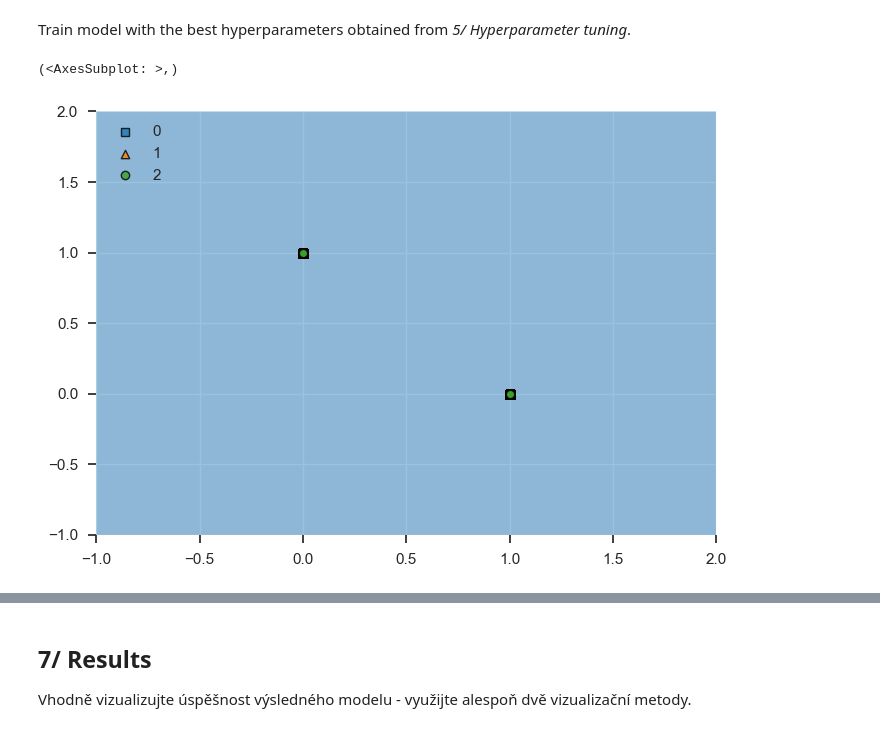
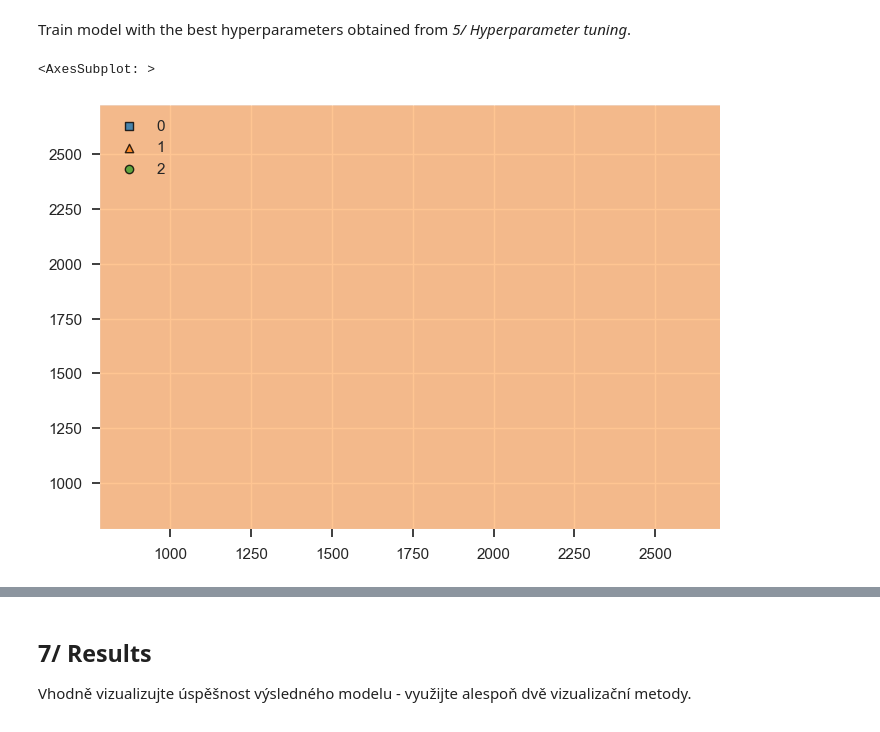
Before and after one commit to jaklvinc/data_visualization, a Jupyter notebook: 03/model.ipynb, the cells around one changed output, grey strips where cells are left out. Cells and saved outputs as stored; diff of their text form; code cells hidden in the pictures.

Commit message:
Decision border & dtreeviz

```diff
--- a/03/model.ipynb
+++ b/03/model.ipynb
@@ -382,4 +406,9 @@ X_train, X_valid, y_train, y_valid = get_dataset()
 X_train = pipeline.fit_transform(X_train)
 X_valid = pipeline.transform(X_valid)
 
-model = get_best_model().fit(X_train, y_train)
+X_train = pd.DataFrame(X_train)
+X_train = pd.concat([X_train.iloc[:, 4334:4336], X_train.drop([4334, 4335], axis=1)], axis=1)
+X_train = X_train.to_numpy()
+y_train = pd.factorize(y_train)[0]
+
+model = RandomForestClassifier().fit(X_train, y_train)
@@ -394,14 +415,16 @@ y_train = pd.factorize(y_train)[0]
+# %%
+model = RandomForestClassifier().fit(X_train, y_train)
 # %%
 # fig, ax = plt.subplots(figsize=(16,8))
 
 # styling
 # scatter_kwargs = {'edgecolor': None, 'alpha': 0.7}
 # contourf_kwargs = {'alpha': 0.3}
 
 # plotting
-plot_decision_regions(X, y_train, clf=RandomForestClassifier().fit(X, y_train), legend=2, feature_index=[0, 1],
+plot_decision_regions(X_train, y_train, clf=model, legend=2, feature_index=[0, 1],
                      filler_feature_values={x: 1.5 for x in range(2, X_train.shape[1])},
-                     filler_feature_ranges={x: 1.5 for x in range(2, X_train.shape[1])}), #scatter_kwargs=scatter_kwargs, contourf_kwargs=contourf_kwargs)
+                     filler_feature_ranges={x: 0.75 for x in range(2, X_train.shape[1])}) #,scatter_kwargs=scatter_kwargs, contourf_kwargs=contourf_kwargs)
 # %% [output]
-(<AxesSubplot: >,)
+<AxesSubplot: >
-[figure, old version]
+[figure, new version]
```
Also changed, not shown: parts of 8 cells of this notebook.
